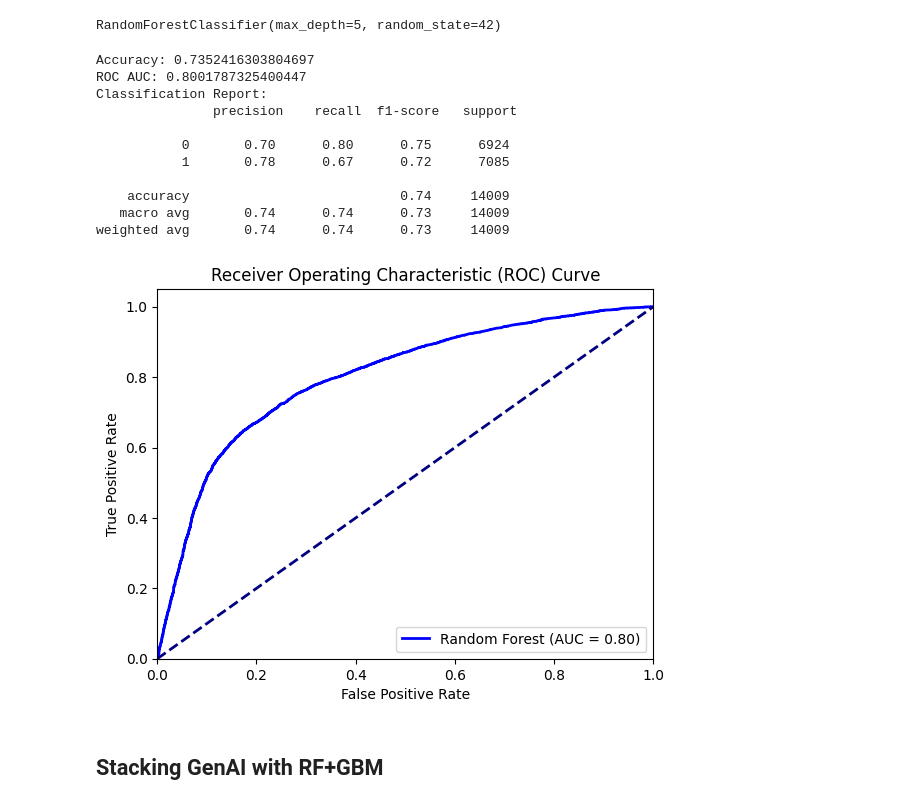
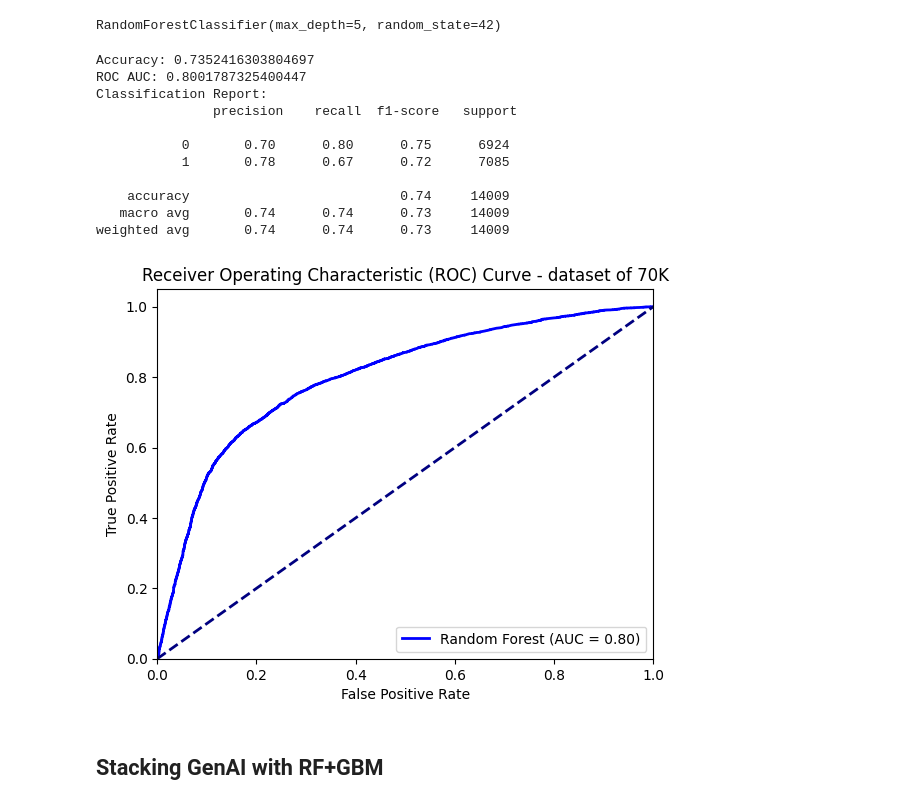
Before and after one commit to HowardHNguyen/PhD, a Jupyter notebook: Heart_Failure_Prediction_GenAI_70K_Validation_Values.ipynb, the cells around one changed output. Drawn from its saved outputs; the diff is of its cells as text; code cells hidden in the pictures.

```diff
--- a/Heart_Failure_Prediction_GenAI_70K_Validation_Values.ipynb
+++ b/Heart_Failure_Prediction_GenAI_70K_Validation_Values.ipynb
@@ -2448,39 +2014,39 @@ y_pred_proba = model.predict_proba(X_test)[:, 1]
 
 # Evaluate the model's performance
 accuracy = accuracy_score(y_test, y_pred)
-roc_auc = roc_auc_score(y_test, y_pred_proba)
+roc_auc_genai = roc_auc_score(y_test, y_pred_proba)
 classification_rep = classification_report(y_test, y_pred)
 
 # Output the evaluation metrics
 print("Accuracy:", accuracy)
-print("ROC AUC:", roc_auc)
+print("ROC AUC:", roc_auc_genai)
 print("Classification Report:\n", classification_rep)
 
 # Plot the ROC Curve
 fpr, tpr, thresholds = roc_curve(y_test, y_pred_proba)
 plt.figure()
-plt.plot(fpr, tpr, color='blue', lw=2, label=f'Random Forest (AUC = {roc_auc:.2f})')
+plt.plot(fpr, tpr, color='blue', lw=2, label=f'Random Forest (AUC = {roc_auc_genai:.2f})')
 plt.plot([0, 1], [0, 1], color='navy', lw=2, linestyle='--')
 plt.xlim([0.0, 1.0])
 plt.ylim([0.0, 1.05])
 plt.xlabel('False Positive Rate')
 plt.ylabel('True Positive Rate')
-plt.title('Receiver Operating Characteristic (ROC) Curve')
+plt.title('Receiver Operating Characteristic (ROC) Curve - dataset of 70K')
 plt.legend(loc="lower right")
 plt.show()
 # %% [output]
 Accuracy: 0.7352416303804697
 ROC AUC: 0.8001787325400447
 Classification Report:
                precision    recall  f1-score   support
 
            0       0.70      0.80      0.75      6924
            1       0.78      0.67      0.72      7085
 
     accuracy                           0.74     14009
    macro avg       0.74      0.74      0.73     14009
 weighted avg       0.74      0.74      0.73     14009
-[figure, old version]
+[figure, new version]
 # %% [markdown]
 ## Stacking GenAI with RF+GBM
 # %%
```
Also changed, not shown: parts of 57 cells of this notebook.
